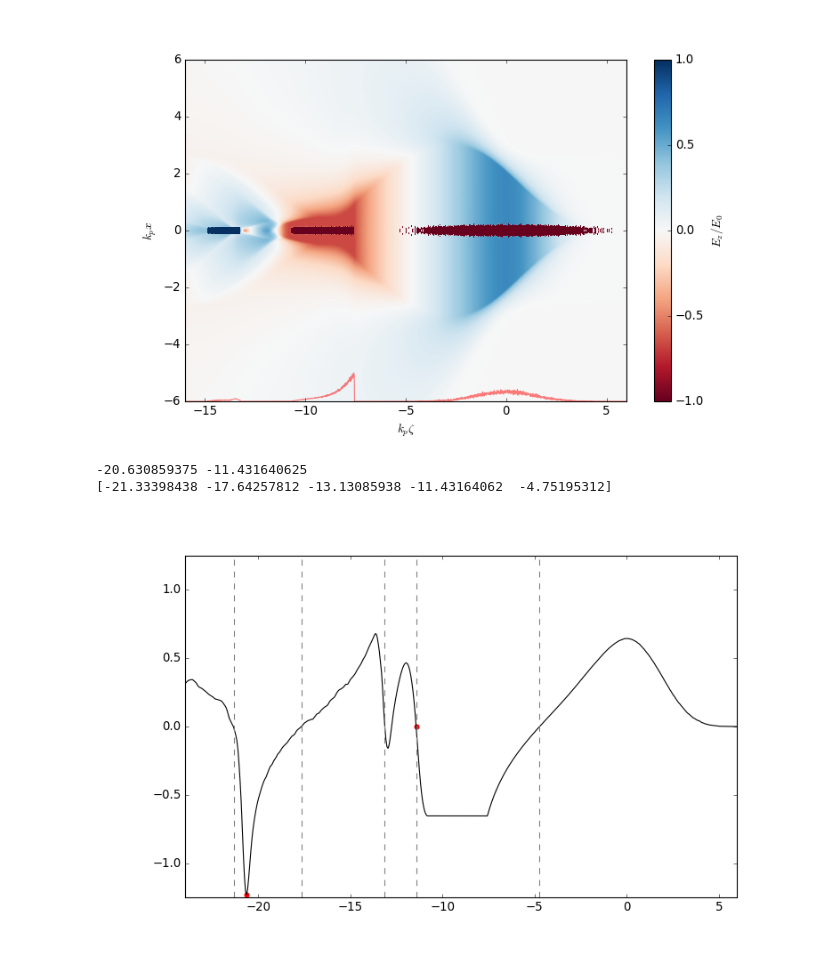
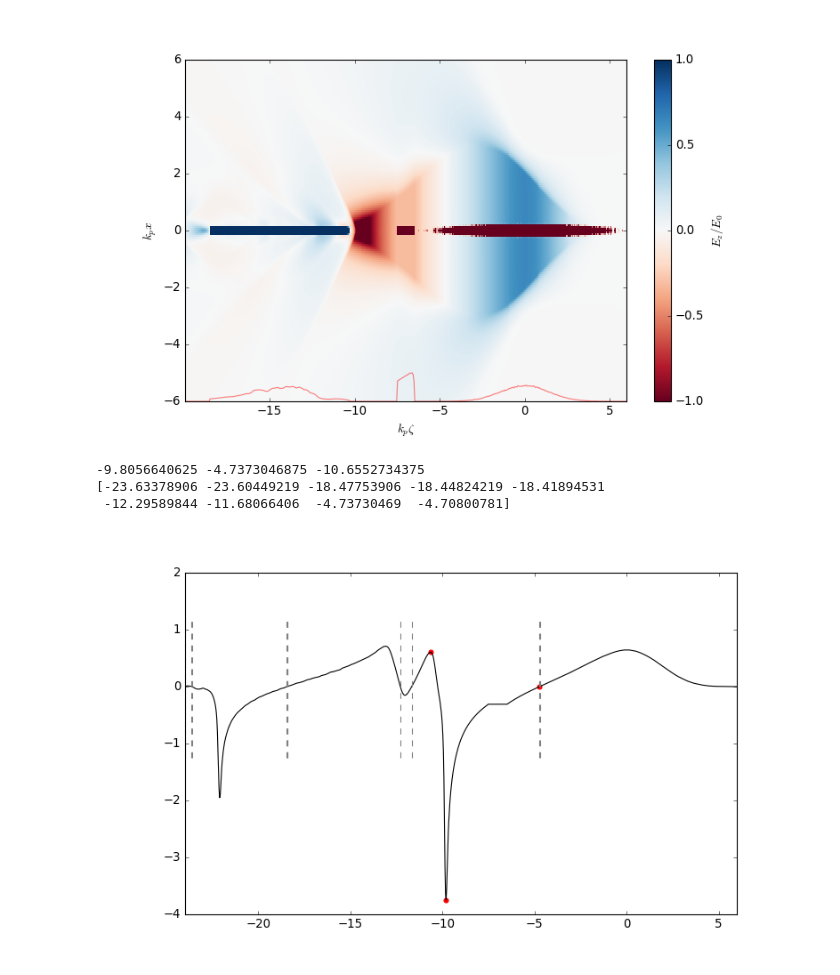
Before and after one commit to MaxVarverakis/PositronPWFA, a Jupyter notebook: analysis/filament.ipynb, the cells around one changed output. Saved outputs shown, nothing was run; the diff lists cells and outputs as text; code cells hidden in the pictures.

```diff
--- a/analysis/filament.ipynb
+++ b/analysis/filament.ipynb
@@ -1,6 +1,4 @@
 # %%
-# </path/to>/build/bin/hipace <input>
-
 import defs
 import numpy as np
 %matplotlib widget
@@ -22,12 +20,13 @@ plt.rcParams['figure.figsize'] = [10.0, 6.0]
 plt.rcParams['font.size'] = 16
 plt.style.use('classic')
 
-
 # d = 'none'
-# d = 'behind'
-d = 'front'
+# d = 'behindShort'
 # d = 'behindLong'
-# d = 'salameTest'
+d = 'frontLong'
+# d = 'frontLongB'
+# d = 'frontShort'
+# d = 'frontShortB'
 
 if d == 'none':
     r = False
@@ -178,32 +180,35 @@ cb2.set_label(r'$E_z/E_0$')
 # plt.savefig('images/basic.png', dpi = 300, bbox_inches = 'tight')
 plt.show()
 # %% [output]
-[figure, old version]
+[figure, new version]
 # %%
-m = (data.info.z > -24) & (data.info.z < -17)
+m = (data.info.z > -12) & (data.info.z < -9)
 # m = (data.info.z > -23) & (data.info.z < -20)
 recoveryPlacement = np.argmin(data.Ez[m])
+wp = np.argmax(data.Ez[m])
 minLoc = data.info.z[m][recoveryPlacement]
+maxLoc = data.info.z[m][wp]
 # mZero = (data.info.z > minLoc) & (data.info.z < 0)
 mZero = (data.info.z > minLoc) & (data.info.z < 0)
 zeroIdx = np.argmin(abs(data.Ez[mZero]))
 zeroLoc = data.info.z[mZero][zeroIdx]
-print(minLoc, zeroLoc)
+print(minLoc, zeroLoc, maxLoc)
 # print(zeroLoc, minLoc)
 print(data.info.z[(abs(data.Ez) < 5e-3) & (data.info.z < 0.)])
 
 plt.close()
 plt.figure(figsize = (10, 6))
 plt.plot(data.info.z, data.Ez, color = 'k')
-plt.scatter([minLoc, zeroLoc], [data.Ez[m][recoveryPlacement], data.Ez[mZero][zeroIdx]], color = 'r')
+plt.scatter([minLoc, zeroLoc, maxLoc], [data.Ez[m][recoveryPlacement], data.Ez[mZero][zeroIdx], data.Ez[m][wp]], color = 'r')
 # plt.hlines(0, data.info.z[0], data.info.z[-1], color = 'gray', linestyle = '-')
 # plt.vlines([-13.25, -17.], -1, 1, color = 'gray', linestyle = '--')
 plt.vlines(data.info.z[(abs(data.Ez) < 5e-3) & (data.info.z < 0.)], -1.25, 1.25, color = 'gray', linestyle = '--')
 # plt.xticks(np.arange(data.info.zmin, data.info.zmax))
 plt.xlim(data.info.zmin, data.info.zmax)
-plt.ylim(-1.25, 1.25)
+# plt.ylim(-1.25, 1.25)
 plt.show()
 # %% [output]
--20.630859375 -11.431640625
-[-21.33398438 -17.64257812 -13.13085938 -11.43164062  -4.75195312]
+-9.8056640625 -4.7373046875 -10.6552734375
+[-23.63378906 -23.60449219 -18.47753906 -18.44824219 -18.41894531
+ -12.29589844 -11.68066406  -4.73730469  -4.70800781]
-[figure, old version]
+[figure, new version]
```
Also changed, not shown: parts of 4 cells of this notebook, 2 other files.
